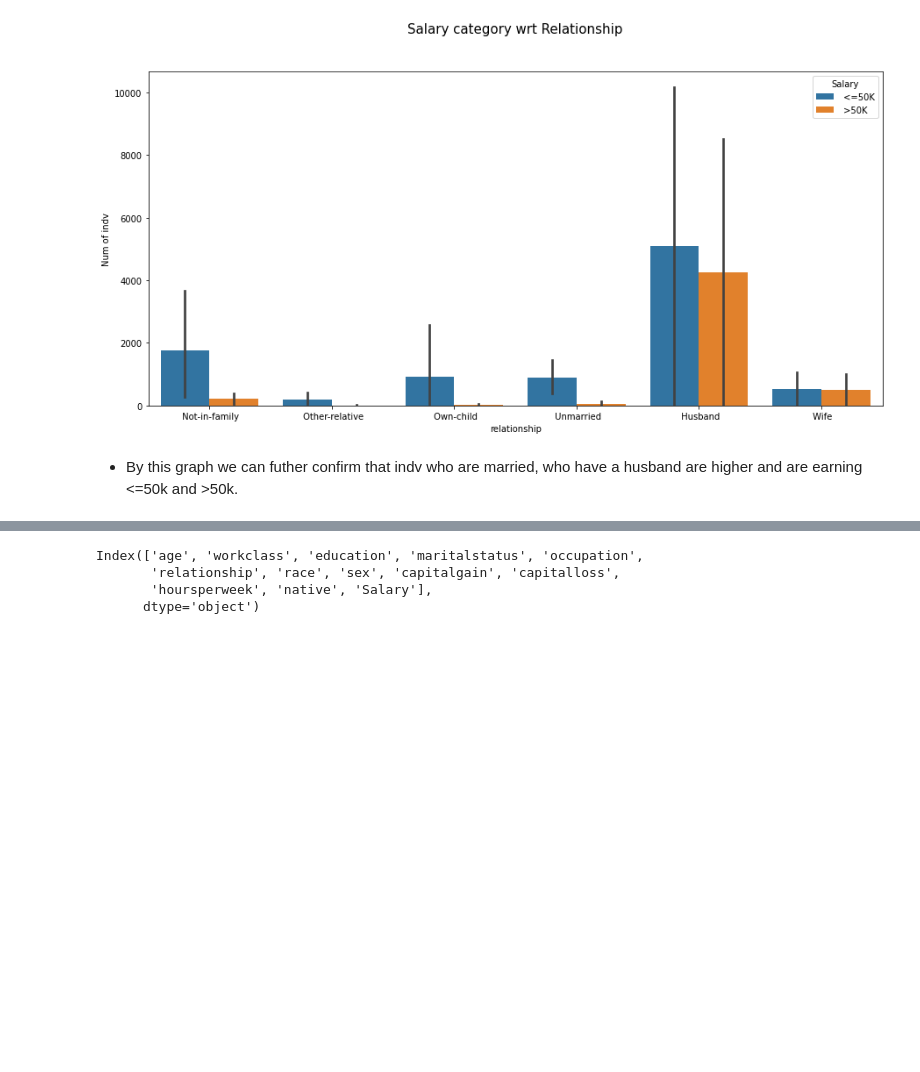
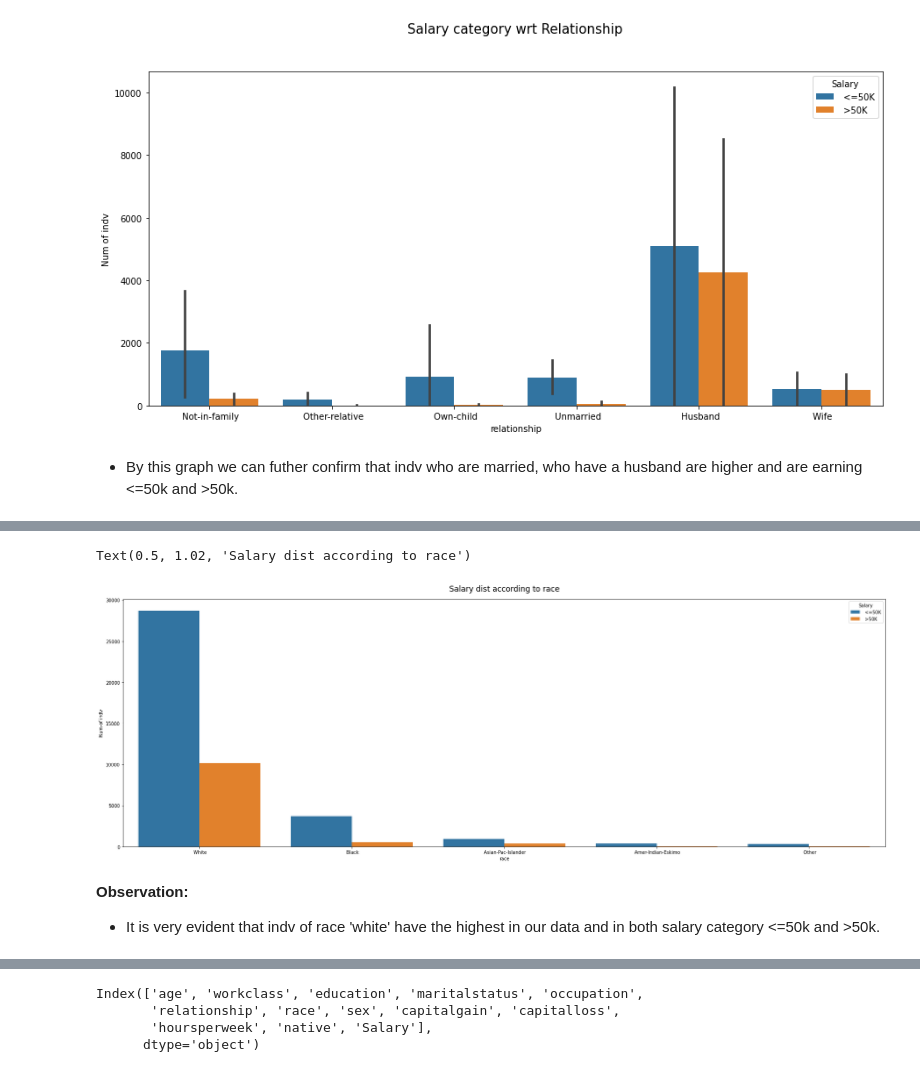
Before and after one commit to manasik29/Support_Vector_Machines, a Jupyter notebook: SVM_Salary_data.ipynb, the cells around one changed output, grey strips where cells are left out. Saved outputs shown, nothing was run; the diff lists cells and outputs as text; code cells hidden in the pictures; blank space fills up the shorter version.

```diff
--- a/SVM_Salary_data.ipynb
+++ b/SVM_Salary_data.ipynb
@@ -289,0 +265,14 @@ Text(0.5, 1.1, 'Salary category wrt Relationship')
+# %%
+race_df = df.groupby(['Salary', 'race']).size().reset_index().rename(columns={0:'Num of indv'})
+race_df_sort = race_df.sort_values('Num of indv', ascending=False)
+race_df_sort
+# %%
+sns.barplot(x = 'race', y='Num of indv', hue='Salary', data=race_df_sort)
+plt.title("Salary dist according to race", y=1.02, fontsize=17)
+# %% [output]
+Text(0.5, 1.02, 'Salary dist according to race')
+[figure, added]
+# %% [markdown]
+**Observation:**
+
+- It is very evident that indv of race 'white' have the highest in our data and in both salary category <=50k and >50k.
```
Also changed, not shown: parts of 67 cells of this notebook.
